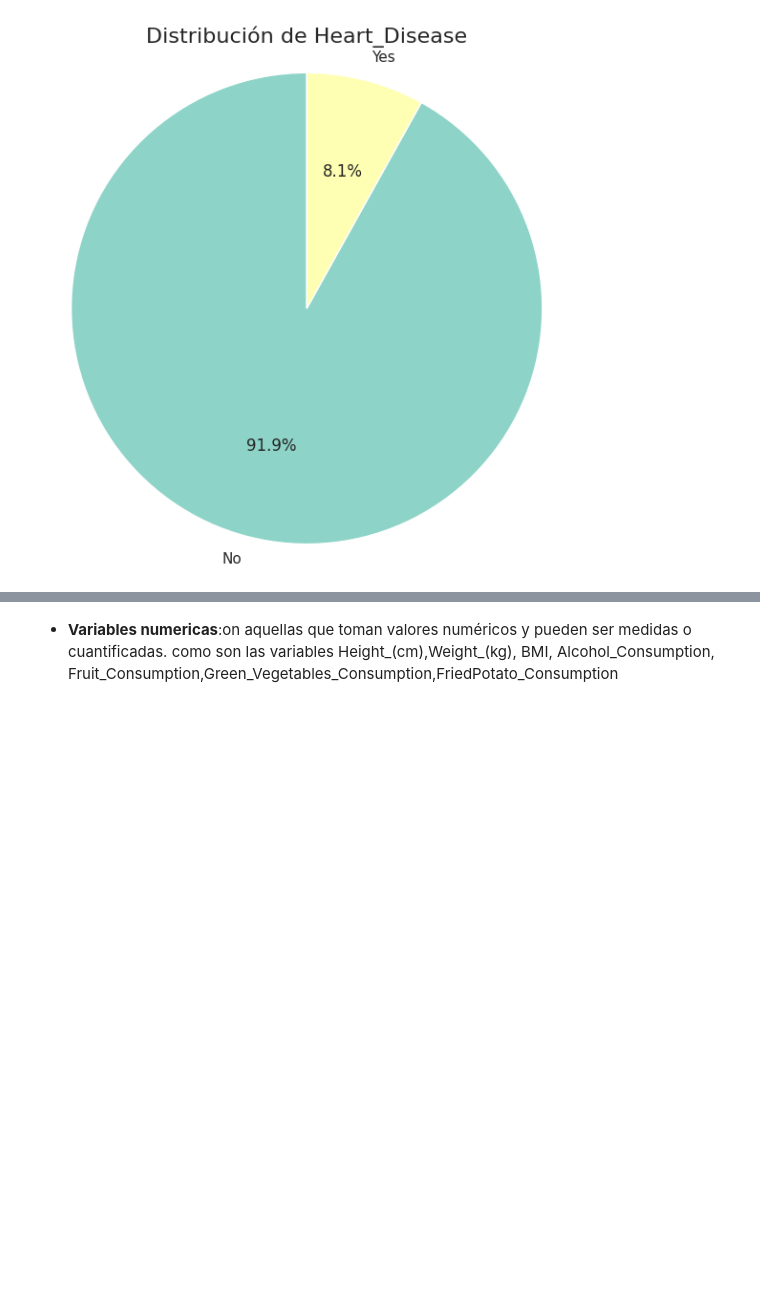
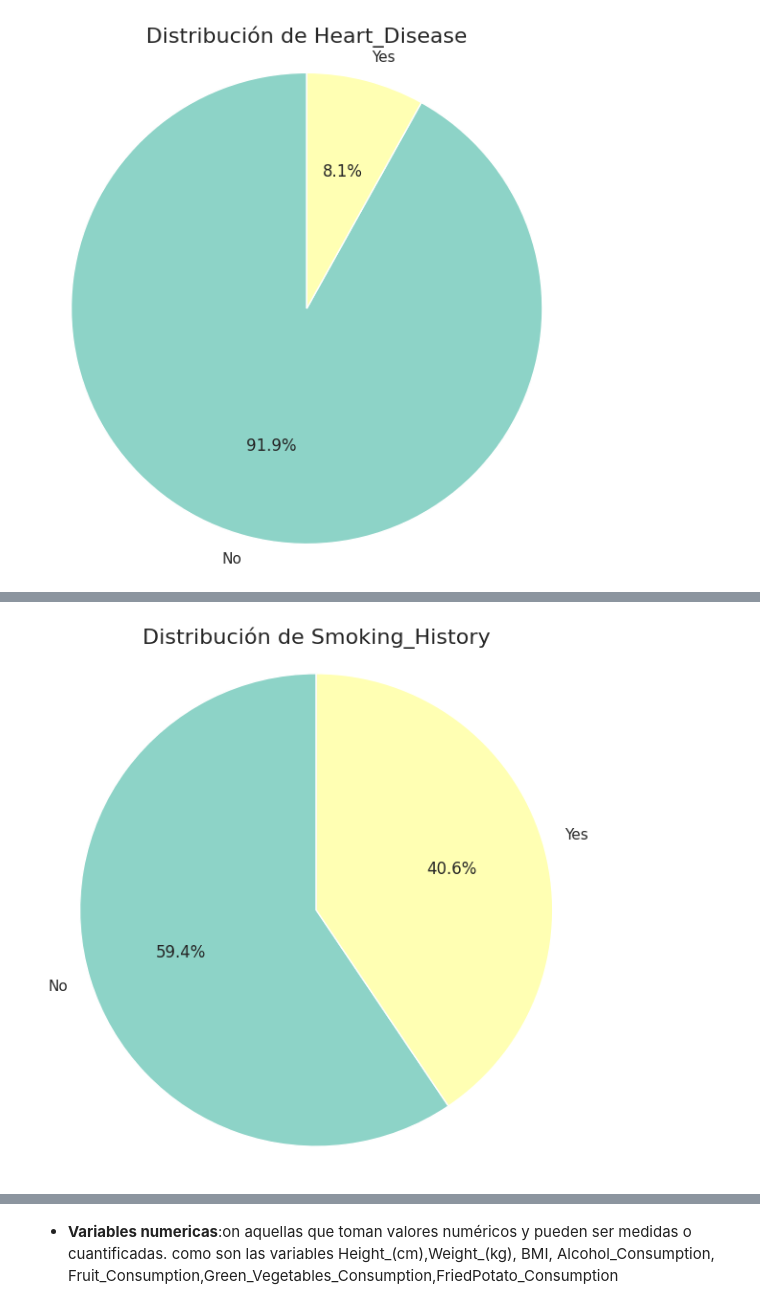
Before and after one commit to Laura9704/2025_-Analisis, a Jupyter notebook: ANALISIS_UNIVARIADO.ipynb, the cells around one changed output, grey strips where cells are left out. Saved outputs shown, nothing was run; the diff lists cells and outputs as text; code cells hidden in the pictures; blank space fills up the shorter version.

```diff
--- a/ANALISIS_UNIVARIADO.ipynb
+++ b/ANALISIS_UNIVARIADO.ipynb
@@ -171,0 +179,8 @@ plt.show()
+# %%
+plt.figure(figsize=(7, 7))  # Tamaño de la figura
+plt.pie(data['Smoking_History'].value_counts(), labels=data['Smoking_History'].value_counts().index, autopct='%1.1f%%', startangle=90, colors=sns.color_palette("Set3", len(data['Smoking_History'].value_counts())))
+plt.title("Distribución de Smoking_History", fontsize=16)  # Título del gráfico
+plt.axis('equal')  # Asegura que el gráfico sea circular
+plt.show()
+# %% [output]
+[figure, added]
```
Also changed, not shown: parts of 15 cells of this notebook.
